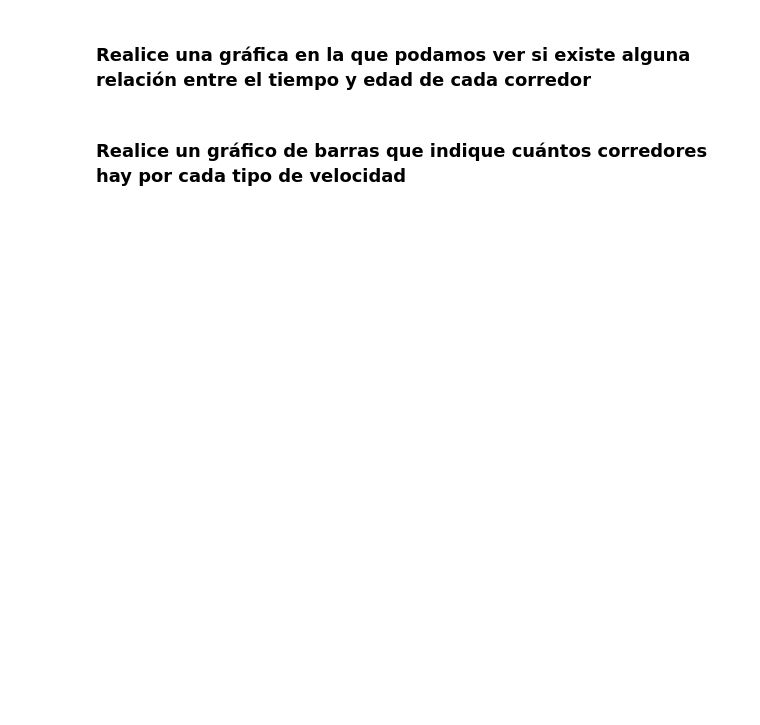
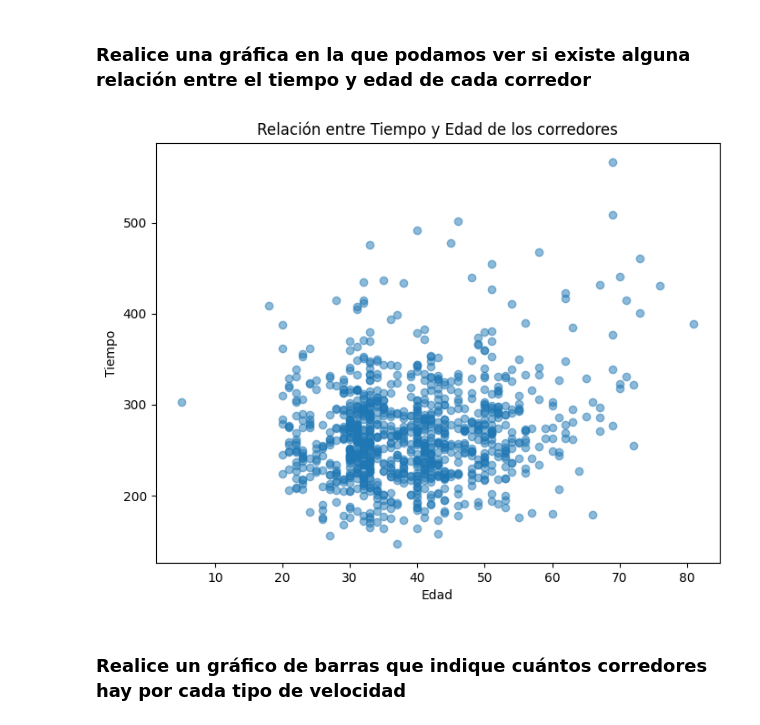
Before and after one commit to TheRealBoss0805/cursoPythonIdat, a Jupyter notebook: EC1/Evaluación continua 1.ipynb, the cells around one changed output. Drawn from its saved outputs; the diff is of its cells as text; code cells hidden in the pictures; blank space fills up the shorter version.

```diff
--- a/EC1/Evaluación continua 1.ipynb
+++ b/EC1/Evaluación continua 1.ipynb
@@ -14,4 +99,21 @@
 # %% [markdown]
 ### Realice una gráfica en la que podamos ver si existe alguna relación entre el tiempo y edad de cada corredor
+# %%
+
+# Configurar el tamaño del gráfico
+plt.figure(figsize=(8, 6))
+
+# Crear el gráfico de dispersión de Tiempo vs. Edad
+plt.scatter(df_cat_corredores['Edad'], df_cat_corredores['Tiempo'], alpha=0.5)
+
+# Agregar etiquetas y título al gráfico
+plt.title('Relación entre Tiempo y Edad de los corredores')
+plt.xlabel('Edad')
+plt.ylabel('Tiempo')
+
+# Mostrar el gráfico de dispersión
+plt.show()
+# %% [output]
+[figure, added]
 # %% [markdown]
 ### Realice un gráfico de barras que indique cuántos corredores hay por cada tipo de velocidad
```
Also changed, not shown: parts of 8 cells of this notebook, 5 other files.
